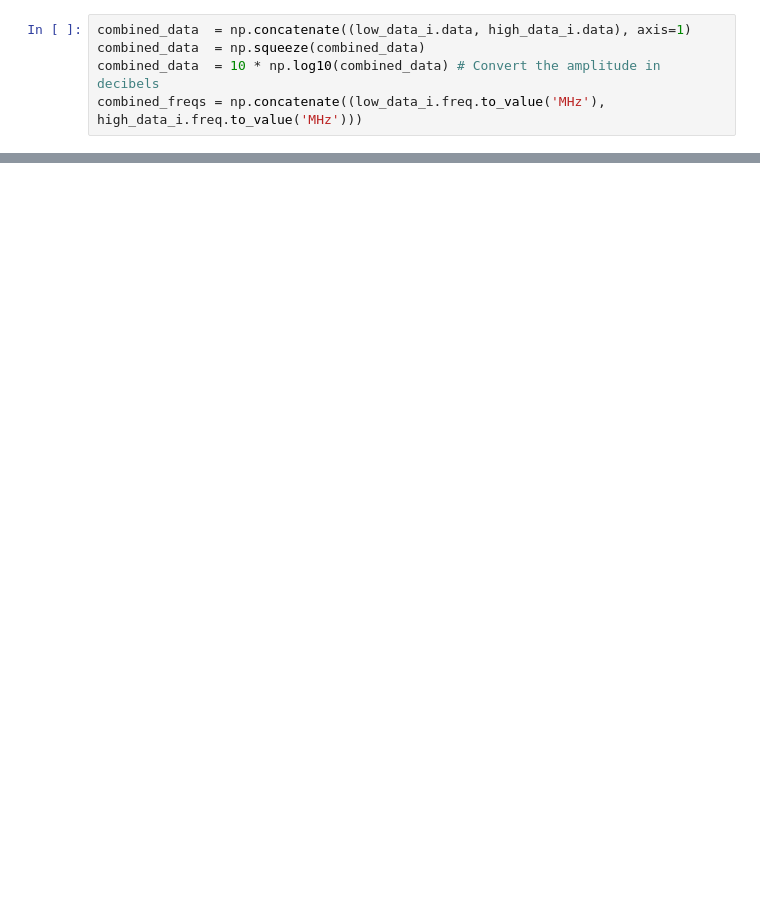
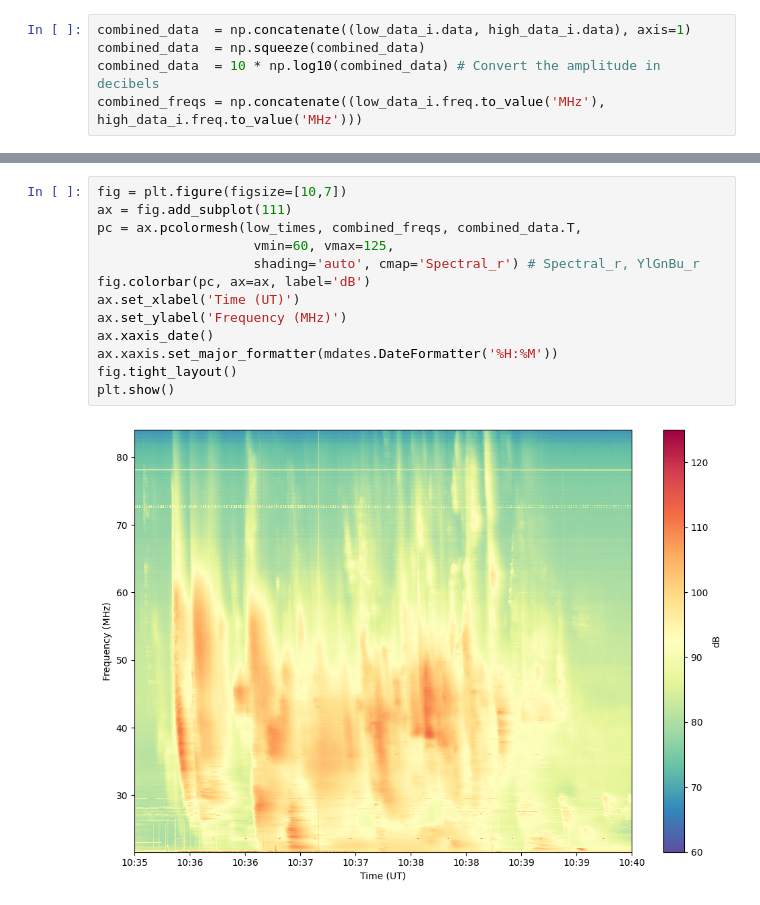
Before and after one commit to MohamedNedal/nenufar_work, a Jupyter notebook: plot_nenufar.ipynb, the cells around one changed output, grey strips where cells are left out. Drawn from its saved outputs; the diff is of its cells as text; blank space fills up the shorter version.

```diff
--- a/plot_nenufar.ipynb
+++ b/plot_nenufar.ipynb
@@ -182,0 +149,15 @@ plt.show()
+# %%
+fig = plt.figure(figsize=[10,7])
+ax = fig.add_subplot(111)
+pc = ax.pcolormesh(low_times, combined_freqs, combined_data.T,
+                    vmin=60, vmax=125,
+                    shading='auto', cmap='Spectral_r') # Spectral_r, YlGnBu_r
+fig.colorbar(pc, ax=ax, label='dB')
+ax.set_xlabel('Time (UT)')
+ax.set_ylabel('Frequency (MHz)')
+ax.xaxis_date()
+ax.xaxis.set_major_formatter(mdates.DateFormatter('%H:%M'))
+fig.tight_layout()
+plt.show()
+# %% [output]
+[figure, added]
```
Also changed, not shown: parts of 43 cells of this notebook.
